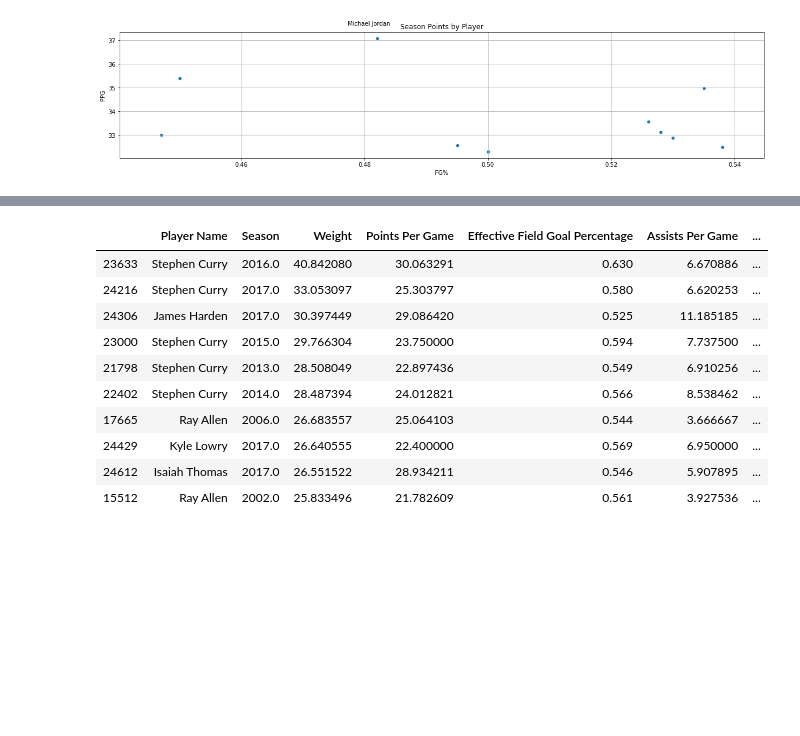
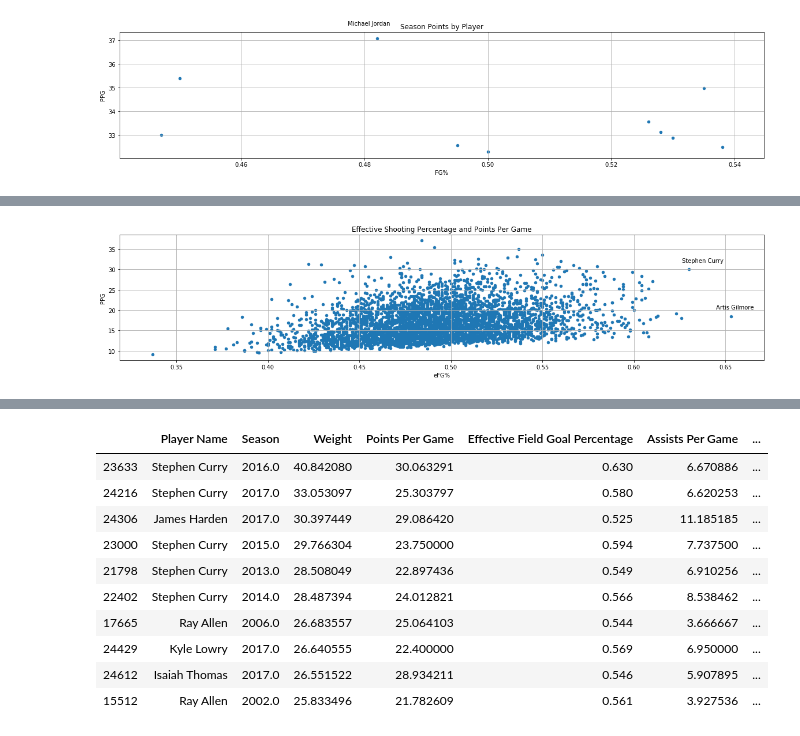
Before and after one commit to goblebla/NBA_Analysts, a Jupyter notebook: Master Notebook.ipynb, the cells around one changed output, grey strips where cells are left out. Saved outputs shown, nothing was run; the diff lists cells and outputs as text; code cells hidden in the pictures; blank space fills up the shorter version.

```diff
--- a/Master Notebook.ipynb
+++ b/Master Notebook.ipynb
@@ -267,8 +314,14 @@ player_efg.head(10)
 # %%
-ES_Points = player_data[['PPG', 'eFG%']]
+ES_Points = player_efg
 
 ES_Points.plot(kind="scatter", x="eFG%", y="PPG", grid=True, figsize=(20,4),
                  title="Effective Shooting Percentage and Points Per Game")
+plt.annotate('Artis Gilmore', xy=(0.653, 18.5), xytext=(40, 10), textcoords= 'offset points', ha='right',
+             va='bottom')
+plt.annotate('Stephen Curry', xy=(0.630, 30.1), xytext=(60, 10), textcoords= 'offset points', ha='right',
+             va='bottom')
 plt.show()
+# %% [output]
+[figure, added]
 # %%
 #Exploring data and comparing TS% vs eFG%
```
Also changed, not shown: parts of 35 cells of this notebook, 1 other file.
